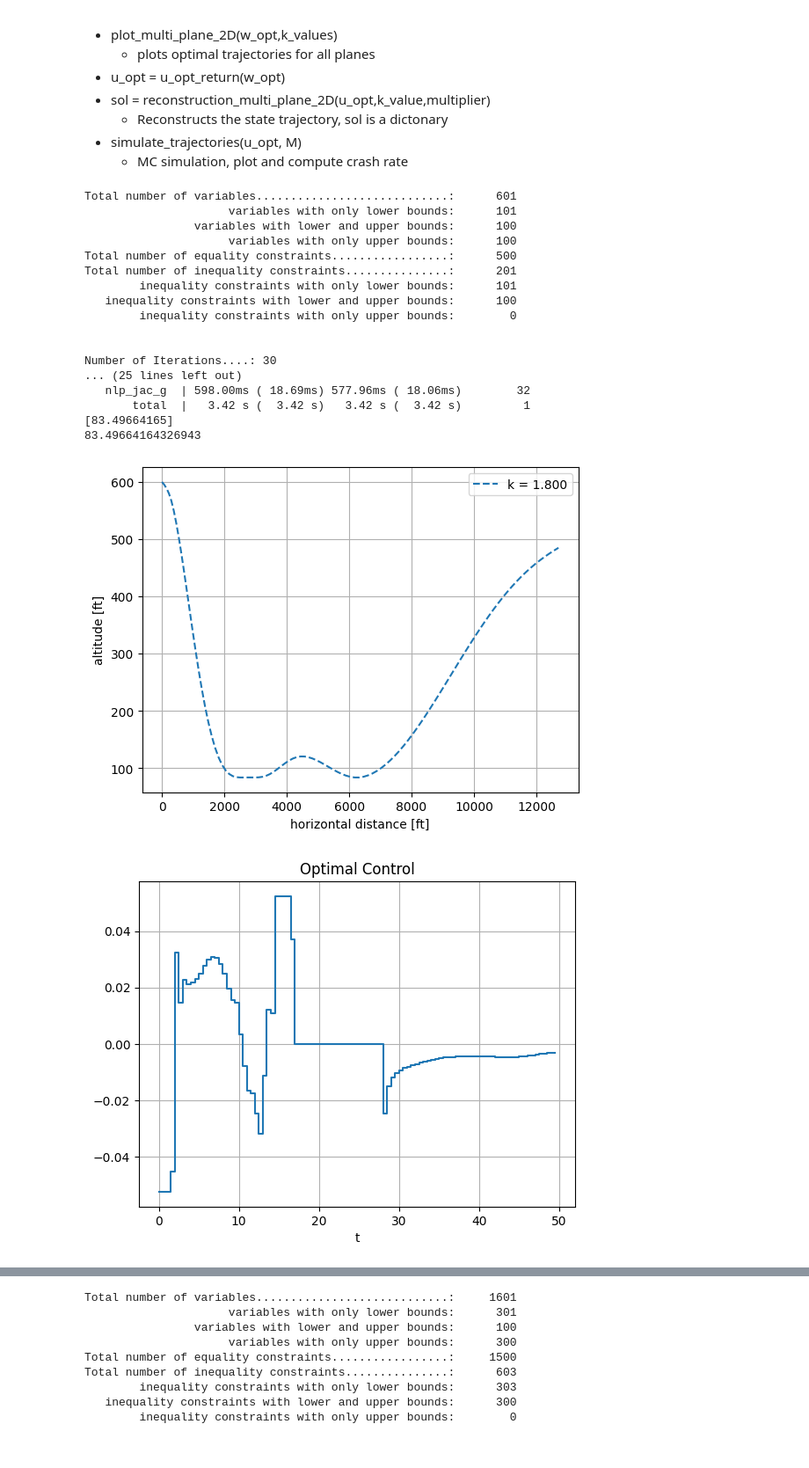
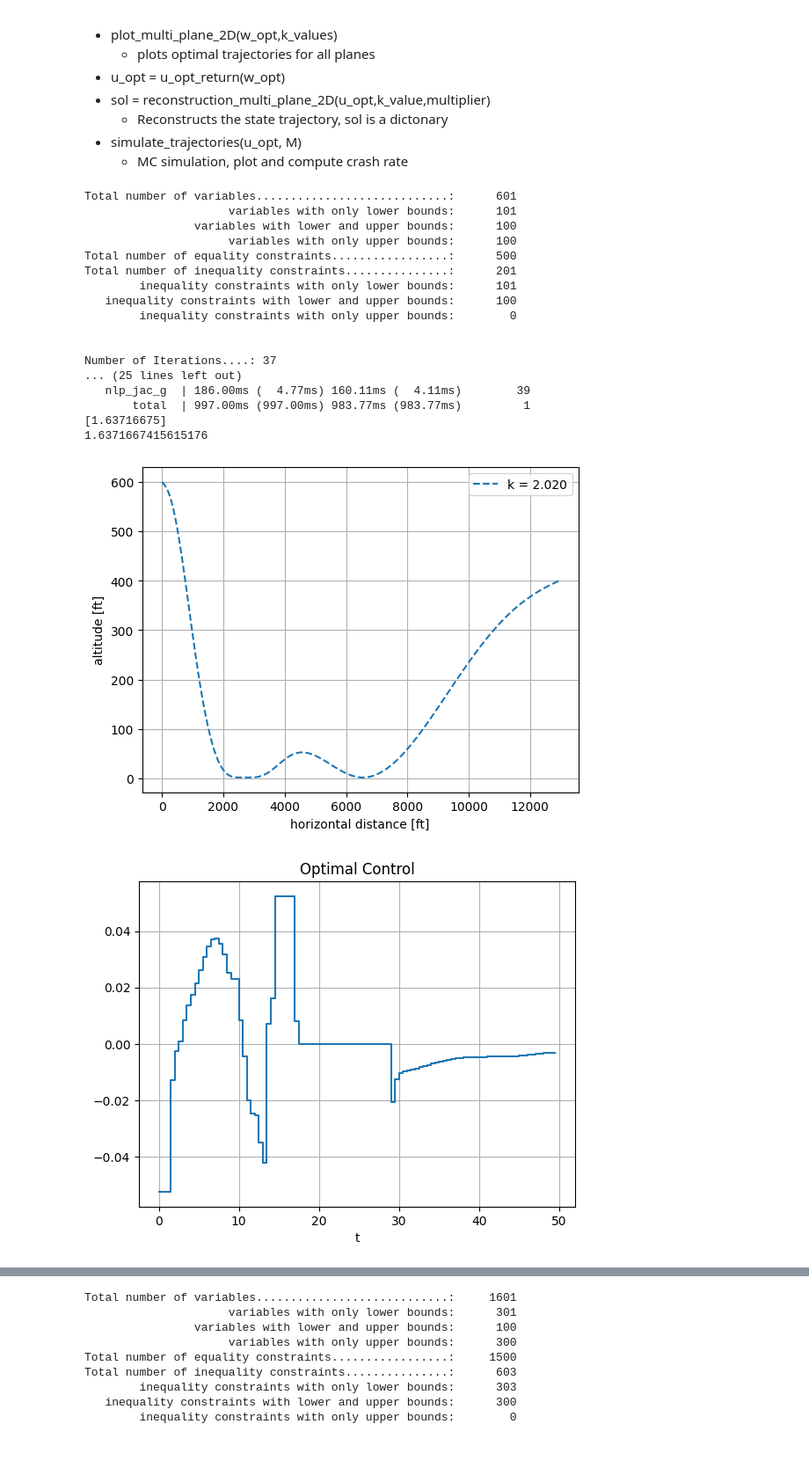
Before and after one commit to MrGoomb0/case_studies_s3, a Jupyter notebook: Model_2D/Multi_plane_2D_Model.ipynb, the cells around one changed output, grey strips where cells are left out. Shown: that part at 88% size. Drawn from its saved outputs; the diff is of its cells as text; code cells hidden in the pictures.

```diff
--- a/Model_2D/Multi_plane_2D_Model.ipynb
+++ b/Model_2D/Multi_plane_2D_Model.ipynb
@@ -32,30 +30,30 @@ Other functions
 - simulate_trajectories(u_opt, M)
     - MC simulation, plot and compute crash rate
 # %%
-k_values=[1.8]
+# what k are infeasible: 2.025 and above for
+
+k_values=[2.02]
 w_opt, J_opt = model.solve_ocp_multi_plane_min_h(k_values)
 # plot
 print(-J_opt)
 model.plot_multi_plane_2D(w_opt,k_values)
-
-# what k are infeasible: 2.1, 2.05, 2.04, 2.03
 # %% [output]
 Total number of variables............................:      601
                      variables with only lower bounds:      101
                 variables with lower and upper bounds:      100
                      variables with only upper bounds:      100
 Total number of equality constraints.................:      500
 Total number of inequality constraints...............:      201
         inequality constraints with only lower bounds:      101
    inequality constraints with lower and upper bounds:      100
         inequality constraints with only upper bounds:        0
 
 
-Number of Iterations....: 30
+Number of Iterations....: 37
 ... (25 lines left out)
-   nlp_jac_g  | 598.00ms ( 18.69ms) 577.96ms ( 18.06ms)        32
-       total  |   3.42 s (  3.42 s)   3.42 s (  3.42 s)         1
-[83.49664165]
-83.49664164326943
+   nlp_jac_g  | 186.00ms (  4.77ms) 160.11ms (  4.11ms)        39
+       total  | 997.00ms (997.00ms) 983.77ms (983.77ms)         1
+[1.63716675]
+1.6371667415615176
-[figure, old version]
+[figure, new version]
-[figure, old version]
+[figure, new version]
```
Also changed, not shown: parts of 16 cells of this notebook, 4 other files.
